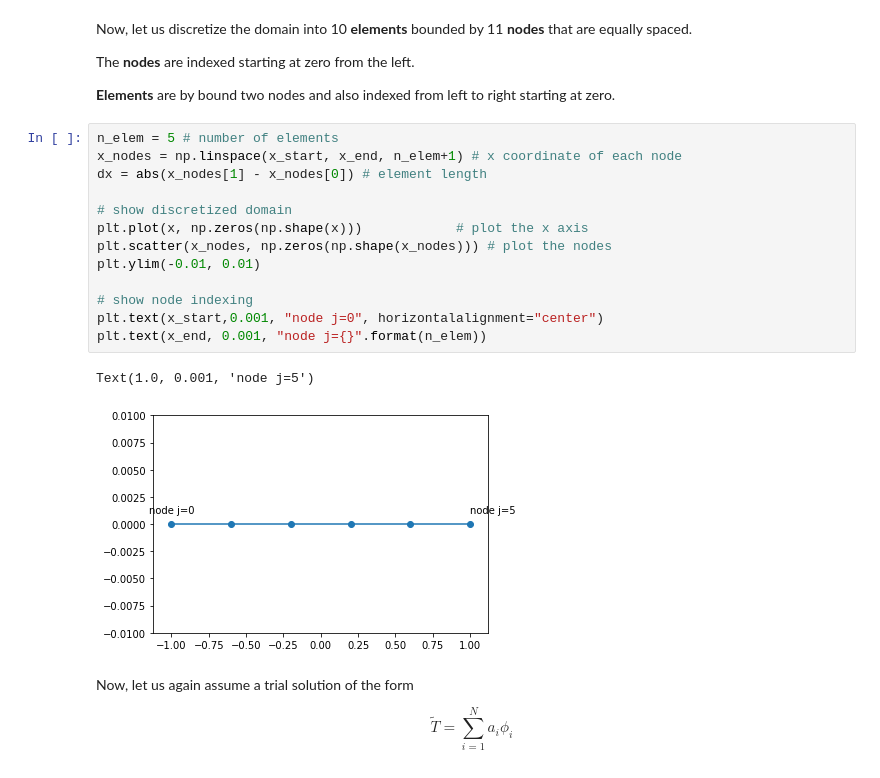
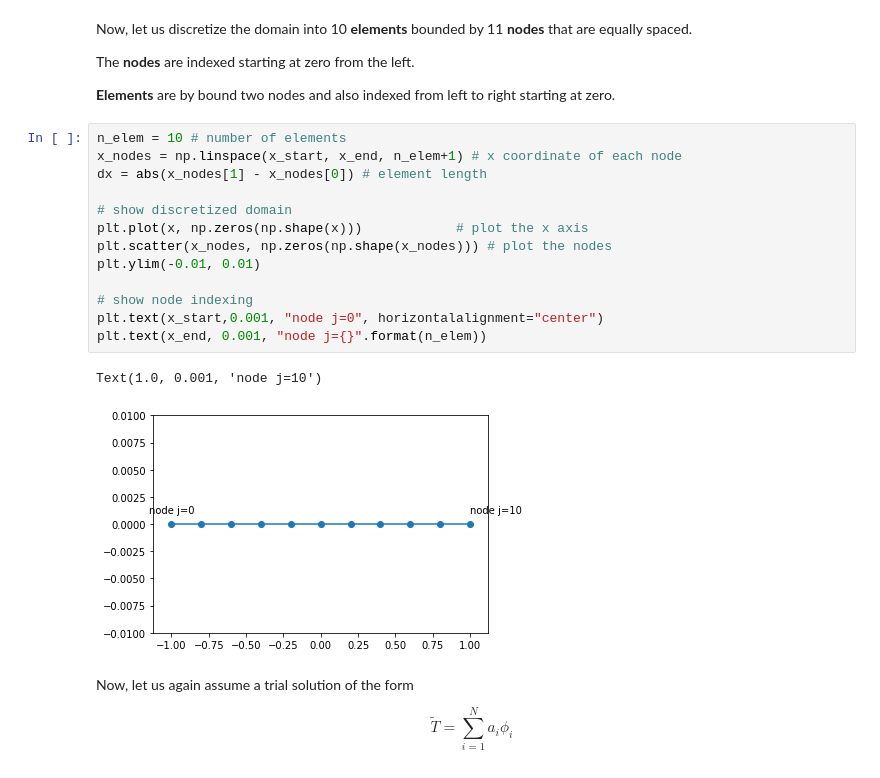
Before and after one commit to bharath-kamath705/FEM_PoissonEq, a Jupyter notebook: Poisson_Eq.ipynb, the cells around one changed output. Saved outputs shown, nothing was run; the diff lists cells and outputs as text.

```diff
--- a/Poisson_Eq.ipynb
+++ b/Poisson_Eq.ipynb
@@ -194,21 +194,21 @@ The **nodes** are indexed starting at zero from the left.
 
 **Elements** are by bound two nodes and also indexed from left to right starting at zero.
 # %%
-n_elem = 5 # number of elements
+n_elem = 10 # number of elements
 x_nodes = np.linspace(x_start, x_end, n_elem+1) # x coordinate of each node
 dx = abs(x_nodes[1] - x_nodes[0]) # element length
 
 # show discretized domain
 plt.plot(x, np.zeros(np.shape(x)))            # plot the x axis
 plt.scatter(x_nodes, np.zeros(np.shape(x_nodes))) # plot the nodes
 plt.ylim(-0.01, 0.01)
 
 # show node indexing
 plt.text(x_start,0.001, "node j=0", horizontalalignment="center")
 plt.text(x_end, 0.001, "node j={}".format(n_elem))
 # %% [output]
-Text(1.0, 0.001, 'node j=5')
+Text(1.0, 0.001, 'node j=10')
-[figure, old version]
+[figure, new version]
 # %% [markdown]
 Now, let us again assume a trial solution of the form
 
```
Also changed, not shown: parts of 15 cells of this notebook.
